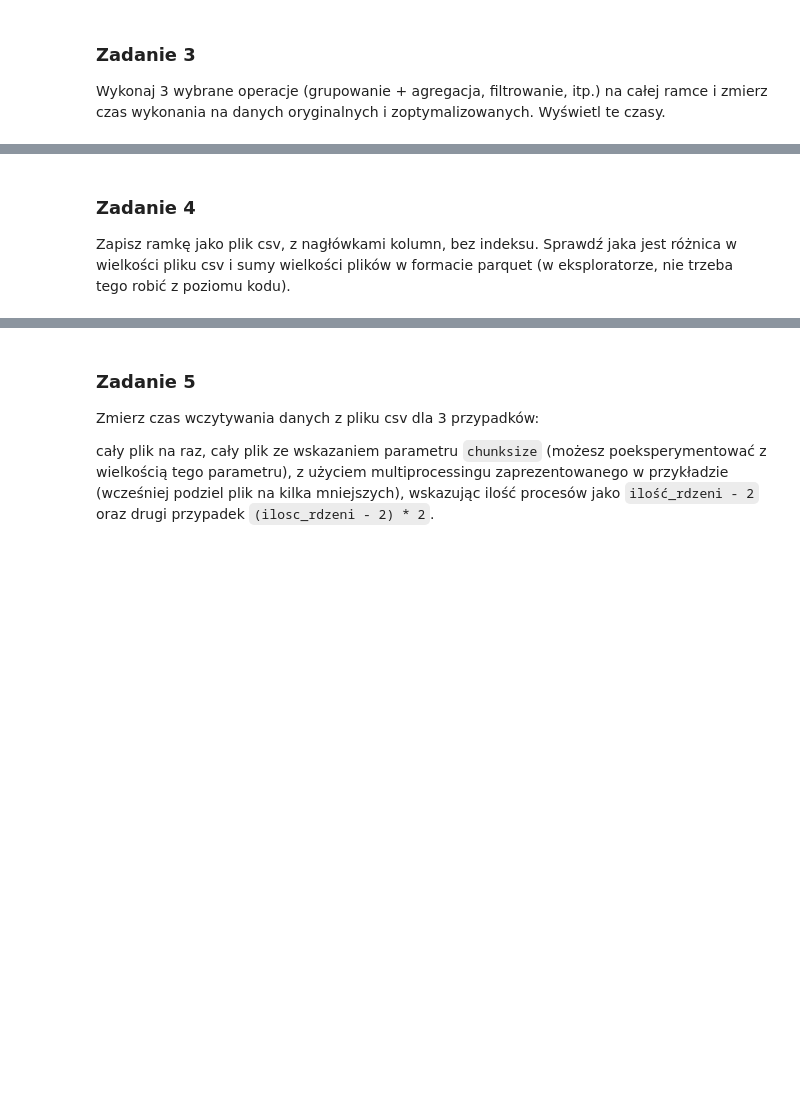
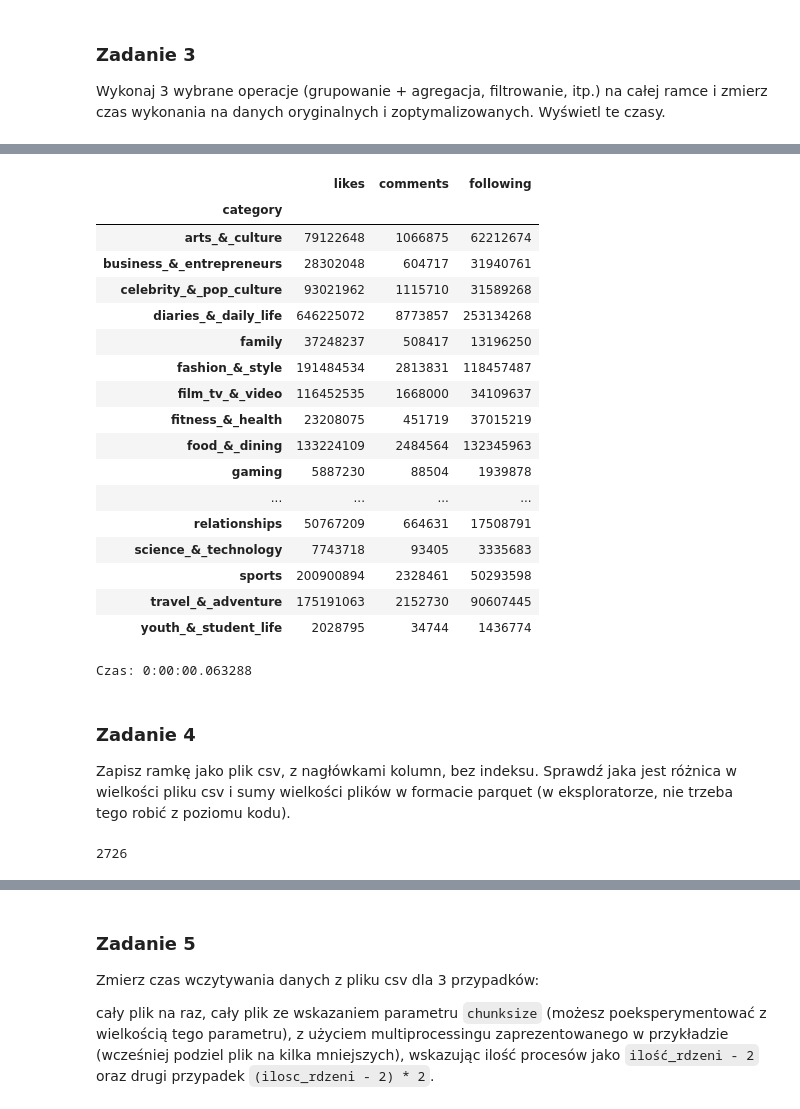
Before and after one commit to kryzin/analiza_duzych_zbiorow_danych, a Jupyter notebook: lab01/lab01.ipynb, the cells around one changed output, grey strips where cells are left out. Saved outputs shown, nothing was run; the diff lists cells and outputs as text; code cells hidden in the pictures; blank space fills up the shorter version.

```diff
--- a/lab01/lab01.ipynb
+++ b/lab01/lab01.ipynb
@@ -100,3 +190,35 @@ Wykonaj 3 wybrane operacje (grupowanie + agregacja, filtrowanie, itp.) na całej
+# %%
+start = datetime.now()
+display(df_opt[df_opt['followers']>10000].groupby(['category']).agg({'likes':'sum', 'comments':'sum', 'following':'sum'})) #filter, group, aggregate
+print(f'Czas: {datetime.now() - start}')
+# %% [output]
+|  | likes | comments | following |
+| category |  |  |  |
+| arts_&_culture | 79122648 | 1066875 | 62212674 |
+| business_&_entrepreneurs | 28302048 | 604717 | 31940761 |
+| celebrity_&_pop_culture | 93021962 | 1115710 | 31589268 |
+| diaries_&_daily_life | 646225072 | 8773857 | 253134268 |
+| family | 37248237 | 508417 | 13196250 |
+| fashion_&_style | 191484534 | 2813831 | 118457487 |
+| film_tv_&_video | 116452535 | 1668000 | 34109637 |
+| fitness_&_health | 23208075 | 451719 | 37015219 |
+| food_&_dining | 133224109 | 2484564 | 132345963 |
+| gaming | 5887230 | 88504 | 1939878 |
+| ... | ... | ... | ... |
+| relationships | 50767209 | 664631 | 17508791 |
+| science_&_technology | 7743718 | 93405 | 3335683 |
+| sports | 200900894 | 2328461 | 50293598 |
+| travel_&_adventure | 175191063 | 2152730 | 90607445 |
+| youth_&_student_life | 2028795 | 34744 | 1436774 |
+Czas: 0:00:00.063288
 # %% [markdown]
 ### Zadanie 4
 Zapisz ramkę jako plik csv, z nagłówkami kolumn, bez indeksu. Sprawdź jaka jest różnica w wielkości pliku csv i sumy wielkości plików w formacie parquet (w eksploratorze, nie trzeba tego robić z poziomu kodu).
+# %%
+del df
+
+import gc
+
+gc.collect()
+# %% [output]
+2726
```
Also changed, not shown: parts of 31 cells of this notebook, 5 other files.
